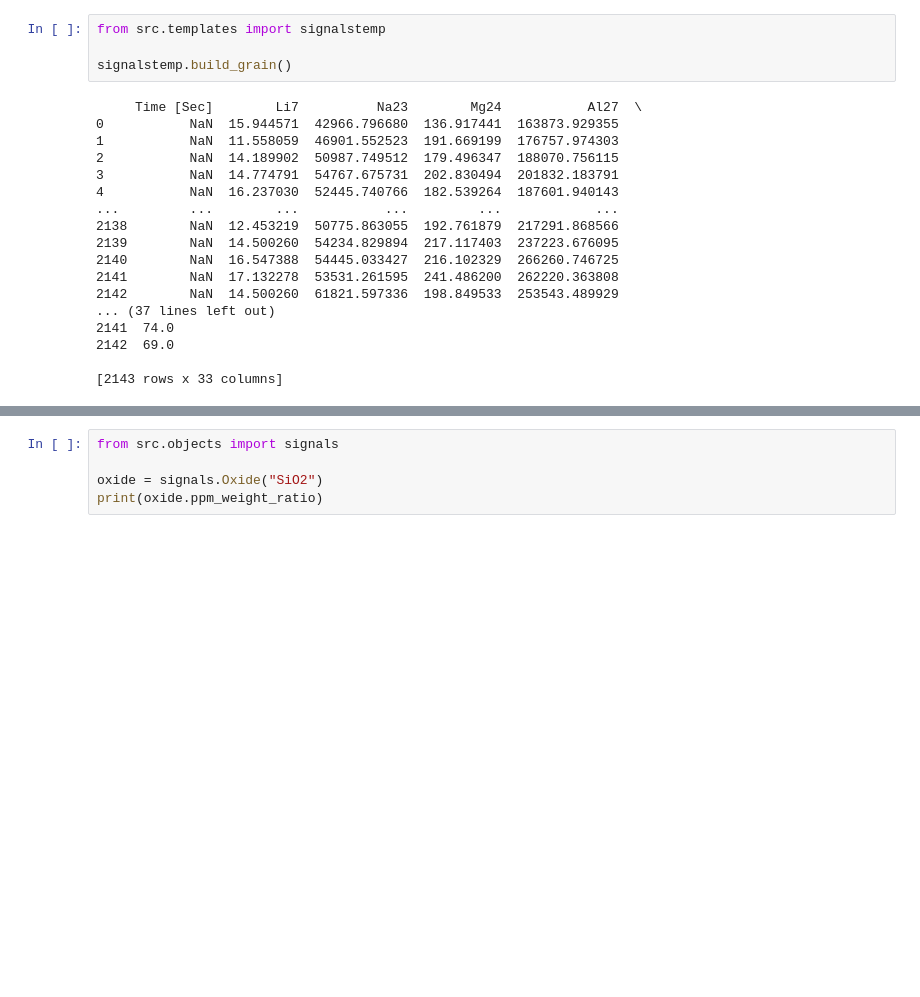
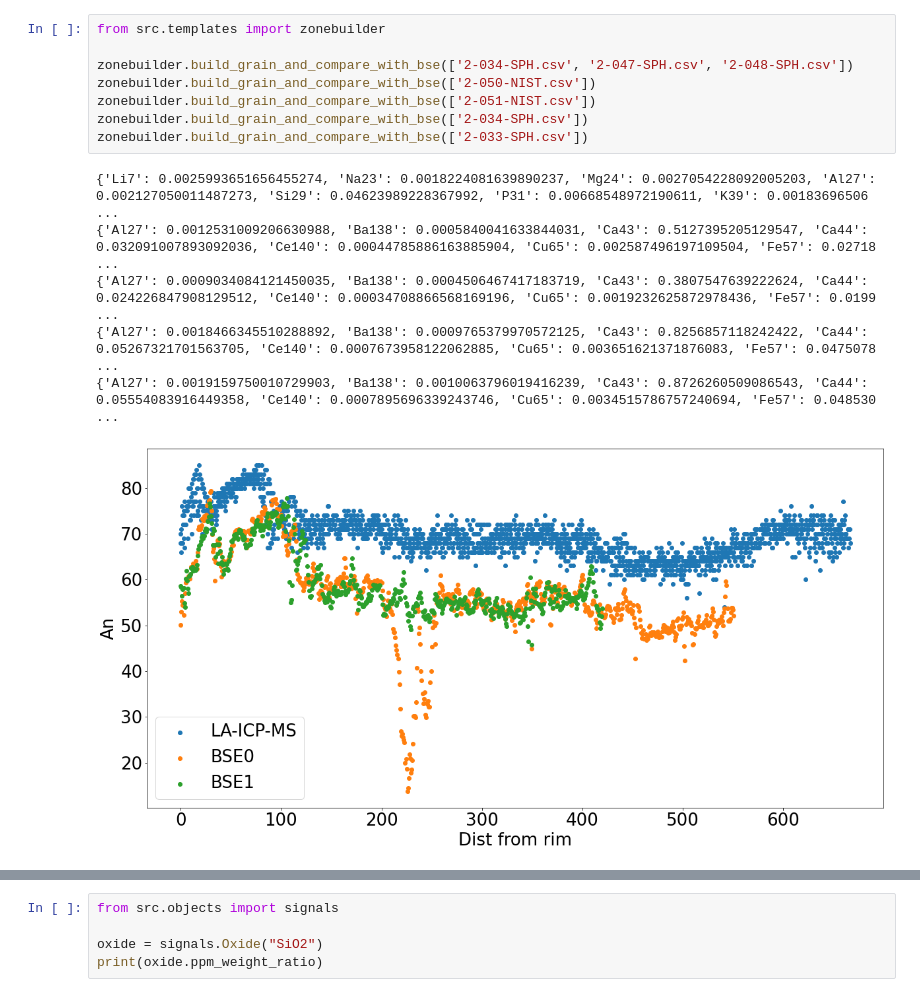
Before and after one commit to kulakovri/kiel-signals, a Jupyter notebook: exec.ipynb, the cells around one changed output, grey strips where cells are left out. Drawn from its saved outputs; the diff is of its cells as text; blank space fills up the shorter version.

Commit message:
make compositional profile constructor for grains

```diff
--- a/exec.ipynb
+++ b/exec.ipynb
@@ -1,22 +1,15 @@
-# %%
-from src.templates import signalstemp
-
-signalstemp.build_grain()
-# %% [output]
-     Time [Sec]        Li7          Na23        Mg24           Al27  \
-0           NaN  15.944571  42966.796680  136.917441  163873.929355
-1           NaN  11.558059  46901.552523  191.669199  176757.974303
-2           NaN  14.189902  50987.749512  179.496347  188070.756115
-3           NaN  14.774791  54767.675731  202.830494  201832.183791
-4           NaN  16.237030  52445.740766  182.539264  187601.940143
-...         ...        ...           ...         ...            ...
-2138        NaN  12.453219  50775.863055  192.761879  217291.868566
-2139        NaN  14.500260  54234.829894  217.117403  237223.676095
-2140        NaN  16.547388  54445.033427  216.102329  266260.746725
-2141        NaN  17.132278  53531.261595  241.486200  262220.363808
-2142        NaN  14.500260  61821.597336  198.849533  253543.489929
-... (37 lines left out)
-2141  74.0
-2142  69.0
-
-[2143 rows x 33 columns]
+# %%
+from src.templates import zonebuilder
+
+zonebuilder.build_grain_and_compare_with_bse(['2-034-SPH.csv', '2-047-SPH.csv', '2-048-SPH.csv'])
+zonebuilder.build_grain_and_compare_with_bse(['2-050-NIST.csv'])
+zonebuilder.build_grain_and_compare_with_bse(['2-051-NIST.csv'])
+zonebuilder.build_grain_and_compare_with_bse(['2-034-SPH.csv'])
+zonebuilder.build_grain_and_compare_with_bse(['2-033-SPH.csv'])
+# %% [output]
+{'Li7': 0.0025993651656455274, 'Na23': 0.0018224081639890237, 'Mg24': 0.0027054228092005203, 'Al27': 0.002127050011487273, 'Si29': 0.04623989228367992, 'P31': 0.00668548972190611, 'K39': 0.00183696506 ...
+{'Al27': 0.0012531009206630988, 'Ba138': 0.0005840041633844031, 'Ca43': 0.5127395205129547, 'Ca44': 0.032091007893092036, 'Ce140': 0.00044785886163885904, 'Cu65': 0.002587496197109504, 'Fe57': 0.02718 ...
+{'Al27': 0.0009034084121450035, 'Ba138': 0.0004506467417183719, 'Ca43': 0.3807547639222624, 'Ca44': 0.024226847908129512, 'Ce140': 0.00034708866568169196, 'Cu65': 0.0019232625872978436, 'Fe57': 0.0199 ...
+{'Al27': 0.0018466345510288892, 'Ba138': 0.0009765379970572125, 'Ca43': 0.8256857118242422, 'Ca44': 0.05267321701563705, 'Ce140': 0.0007673958122062885, 'Cu65': 0.003651621371876083, 'Fe57': 0.0475078 ...
+{'Al27': 0.0019159750010729903, 'Ba138': 0.0010063796019416239, 'Ca43': 0.8726260509086543, 'Ca44': 0.05554083916449358, 'Ce140': 0.0007895696339243746, 'Cu65': 0.0034515786757240694, 'Fe57': 0.048530 ...
+[figure, added]
```
Also changed, not shown: parts of 1 cell of this notebook, 4 other files.
